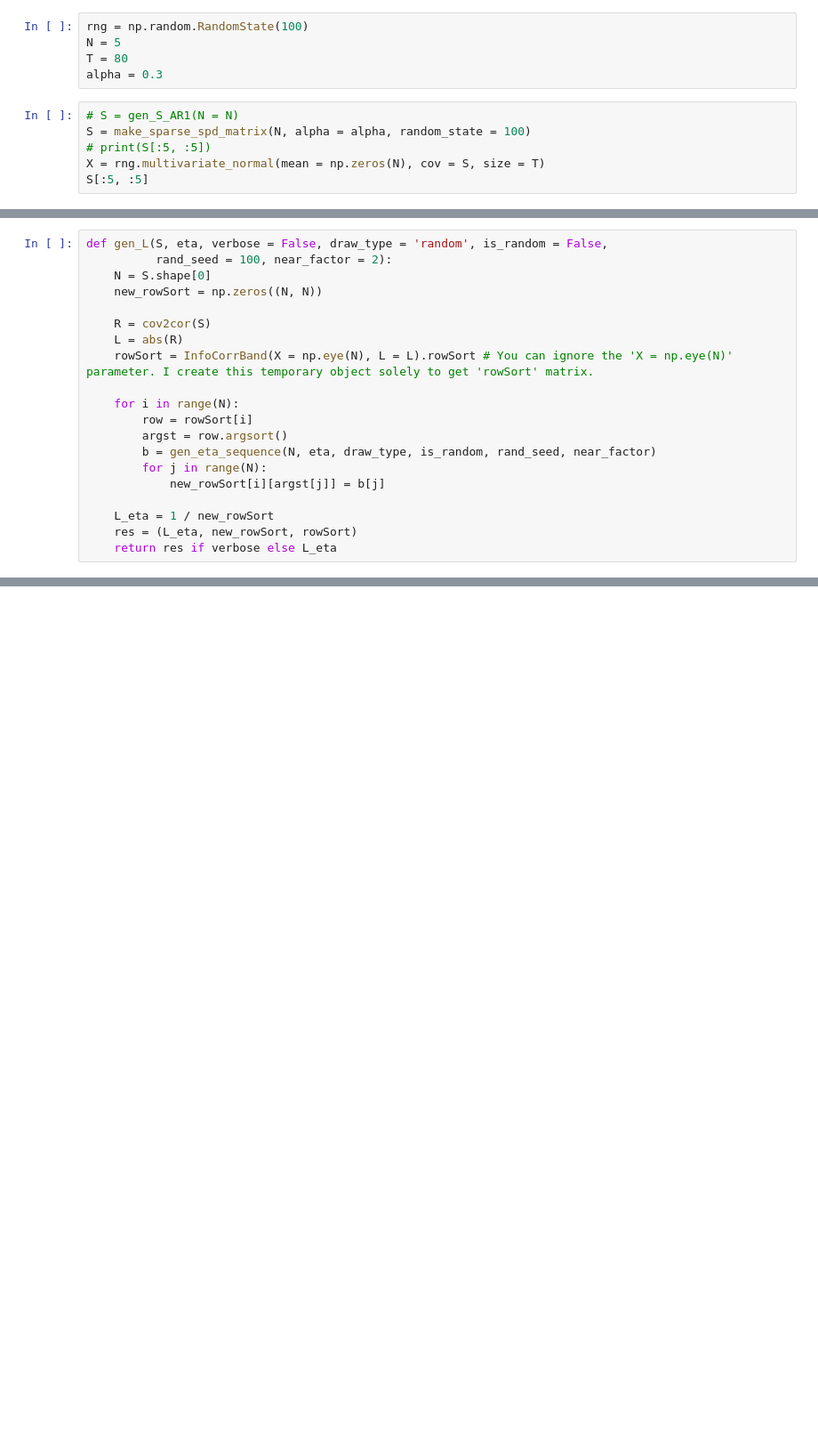
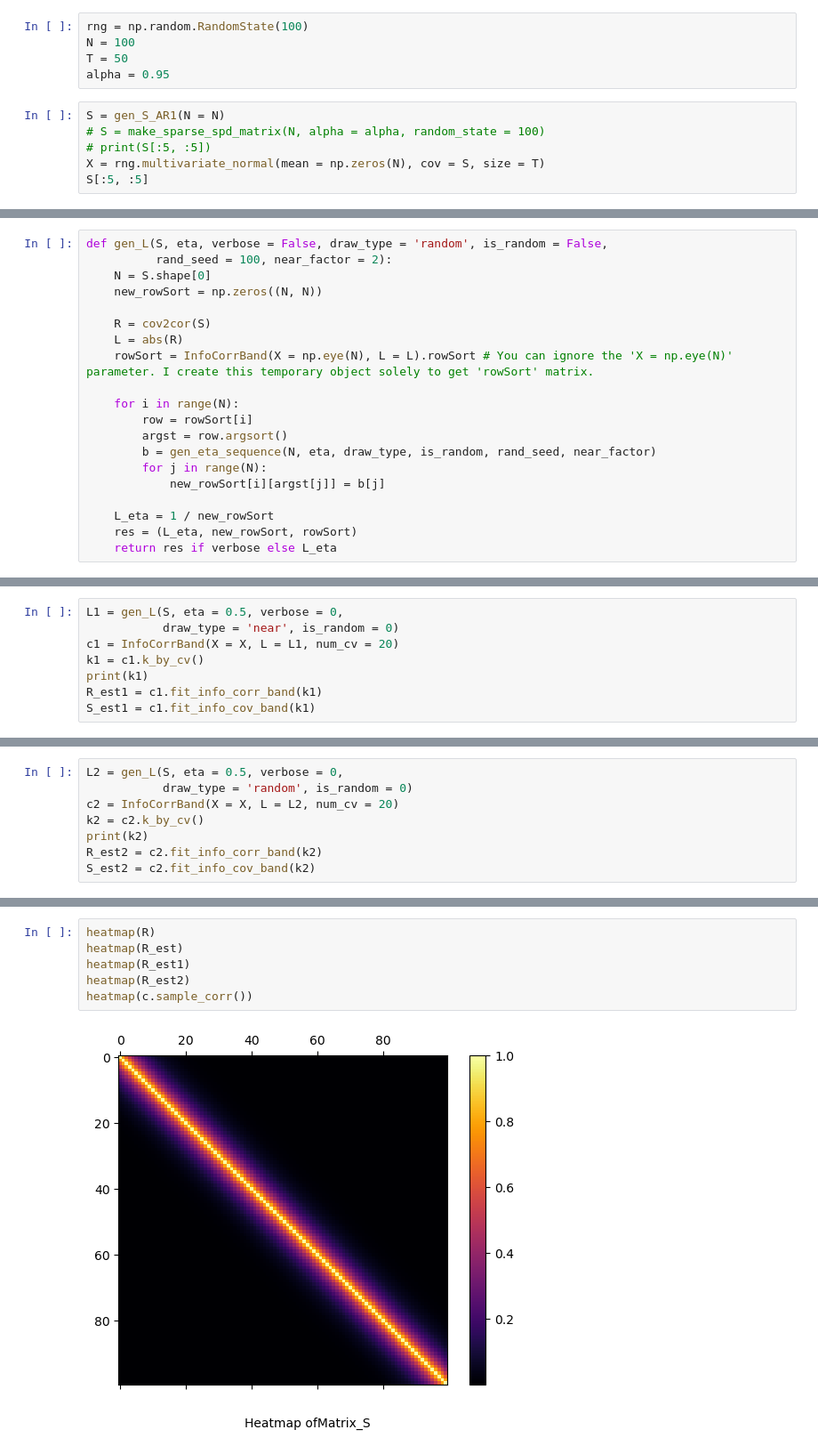
Before and after one commit to pkuxklx/Comention_simu, a Jupyter notebook: lx_simulation.ipynb, the cells around one changed output, grey strips where cells are left out. Shown at 89% size. Saved outputs shown, nothing was run; the diff lists cells and outputs as text; blank space fills up the shorter version.

```diff
--- a/lx_simulation.ipynb
+++ b/lx_simulation.ipynb
@@ -23,12 +25,12 @@ def gen_S_AR1(rho = 0.8,N = 500) -> np.ndarray:
     return S
 # %%
 rng = np.random.RandomState(100)
-N = 5
-T = 80
-alpha = 0.3
+N = 100
+T = 50
+alpha = 0.95
 # %%
-# S = gen_S_AR1(N = N)
-S = make_sparse_spd_matrix(N, alpha = alpha, random_state = 100)
+S = gen_S_AR1(N = N)
+# S = make_sparse_spd_matrix(N, alpha = alpha, random_state = 100)
 # print(S[:5, :5])
 X = rng.multivariate_normal(mean = np.zeros(N), cov = S, size = T)
 S[:5, :5]
@@ -306,0 +150,8 @@ rng.randint(1, 2)
+# %%
+L1 = gen_L(S, eta = 0.5, verbose = 0,
+           draw_type = 'near', is_random = 0)
+c1 = InfoCorrBand(X = X, L = L1, num_cv = 20)
+k1 = c1.k_by_cv()
+print(k1)
+R_est1 = c1.fit_info_corr_band(k1)
+S_est1 = c1.fit_info_cov_band(k1)
@@ -306,0 +160,8 @@ rng.randint(1, 2)
+# %%
+L2 = gen_L(S, eta = 0.5, verbose = 0,
+           draw_type = 'random', is_random = 0)
+c2 = InfoCorrBand(X = X, L = L2, num_cv = 20)
+k2 = c2.k_by_cv()
+print(k2)
+R_est2 = c2.fit_info_corr_band(k2)
+S_est2 = c2.fit_info_cov_band(k2)
@@ -306,0 +246,8 @@ rng.randint(1, 2)
+# %%
+heatmap(R)
+heatmap(R_est)
+heatmap(R_est1)
+heatmap(R_est2)
+heatmap(c.sample_corr())
+# %% [output]
+[figure, added]
```
Also changed, not shown: parts of 31 cells of this notebook, 5 other files.
